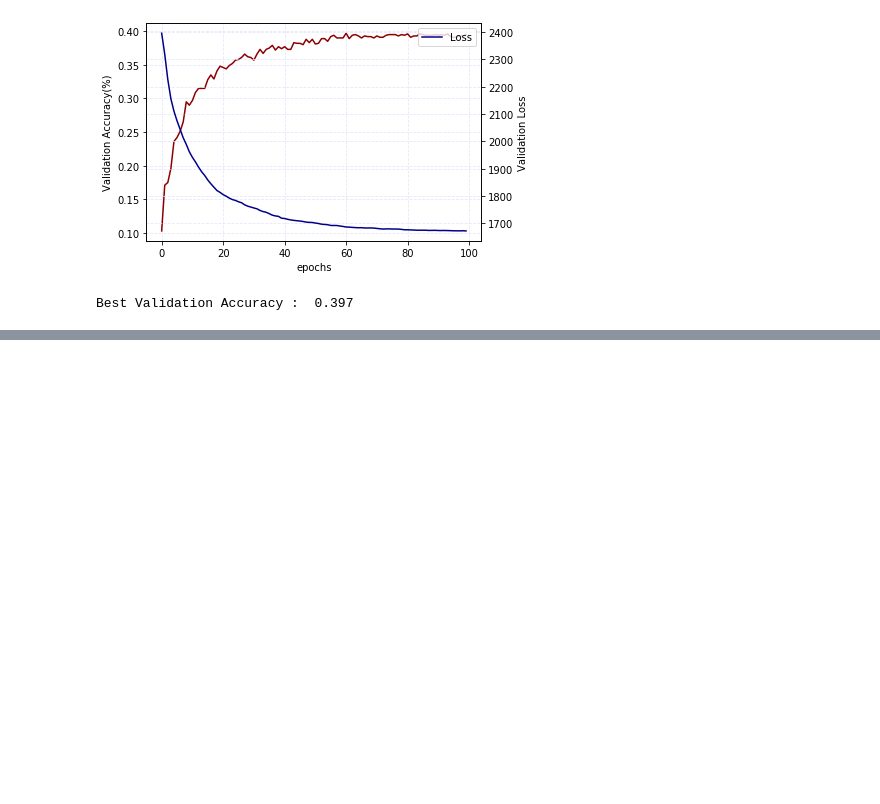
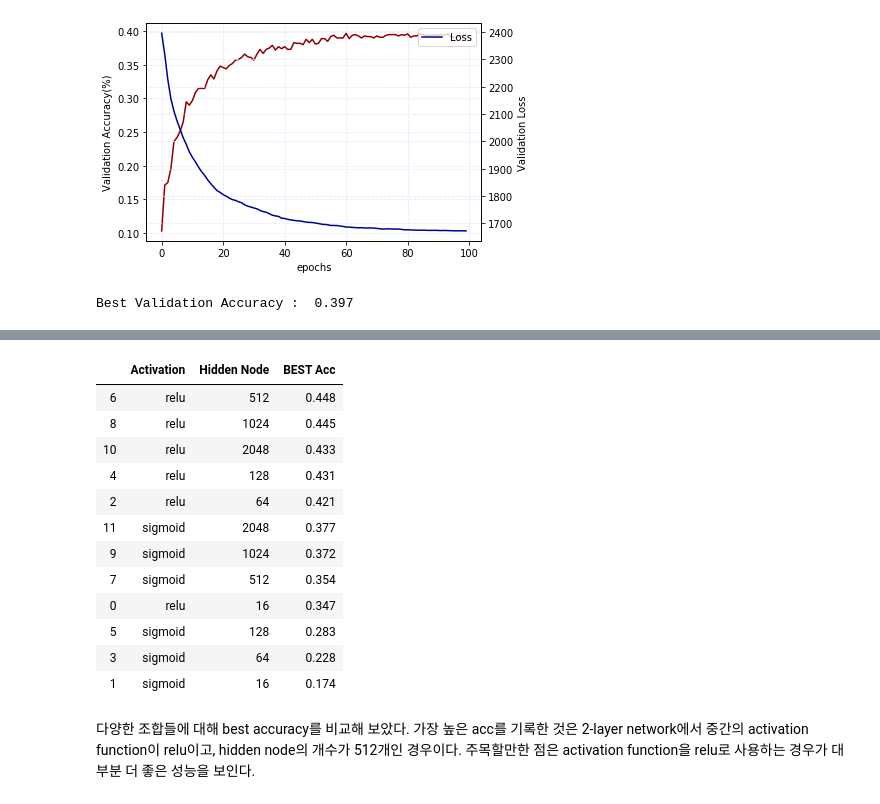
Before and after one commit to hbjk0305/tobigs15, a Jupyter notebook: week06/week6_NeuralNetworkBasic_assignment2.ipynb, the cells around one changed output, grey strips where cells are left out. Saved outputs shown, nothing was run; the diff lists cells and outputs as text; code cells hidden in the pictures; blank space fills up the shorter version.

```diff
--- a/week06/week6_NeuralNetworkBasic_assignment2.ipynb
+++ b/week06/week6_NeuralNetworkBasic_assignment2.ipynb
@@ -418,0 +424,23 @@ Loss함수가
+# %%
+import pandas as pd
+# 하이퍼 파라미터를 적절히 조절해 뉴럴넷을 선언하세요
+num_epoch = 100
+input_size = 32*32*3
+output_size = 10
+hidden_nodes = [16, 64, 128, 512, 1024, 2048]
+networks = {}
+activations = {"relu": relu, "sigmoid": sigmoid}
+summary = pd.DataFrame(columns = ["Activation", "Hidden Node", "BEST Acc"])
+# %%
+for node in hidden_nodes:
+    for act in activations:
+        nn = CustomNet(lr=0.0005, epoch=num_epoch, batch_size=256)
+        # 원하는 만큼 층과 활성화 함수를 쌓아 주세요. 기본적으로 2Layer를 예시로 적어드립니다
+        nn.addLayer(Layer(input_size, node))
+        nn.addActivation(activations[act])
+        nn.addLayer(Layer(node,output_size))
+        networks["{0}_{1}".format(act, node)] = nn
+        history = nn.fit(x_train, y_train, x_test, y_test)
+        print("=====\n{0}_{1}'s best validation acc: {2}\n=====".format(act, node, max(history['val_acc'])))
+        tmp = {"Activation": act, "Hidden Node": node, "BEST Acc": max(history["val_acc"])}
+        summary.loc[len(summary)] = tmp
@@ -418,0 +465,18 @@ Loss함수가
+# %%
+summary.sort_values(by=['BEST Acc'], ascending=False)
+# %% [output]
+|  | Activation | Hidden Node | BEST Acc |
+| 6 | relu | 512 | 0.448 |
+| 8 | relu | 1024 | 0.445 |
+| 10 | relu | 2048 | 0.433 |
+| 4 | relu | 128 | 0.431 |
+| 2 | relu | 64 | 0.421 |
+| 11 | sigmoid | 2048 | 0.377 |
+| 9 | sigmoid | 1024 | 0.372 |
+| 7 | sigmoid | 512 | 0.354 |
+| 0 | relu | 16 | 0.347 |
+| 5 | sigmoid | 128 | 0.283 |
+| 3 | sigmoid | 64 | 0.228 |
+| 1 | sigmoid | 16 | 0.174 |
+# %% [markdown]
+다양한 조합들에 대해 best accuracy를 비교해 보았다. 가장 높은 acc를 기록한 것은 2-layer network에서 중간의 activation function이 relu이고, hidden node의 개수가 512개인 경우이다. 주목할만한 점은 activation function을 relu로 사용하는 경우가 대부분 더 좋은 성능을 보인다.
```
Also changed, not shown: parts of 7 cells of this notebook, 1 other file.
